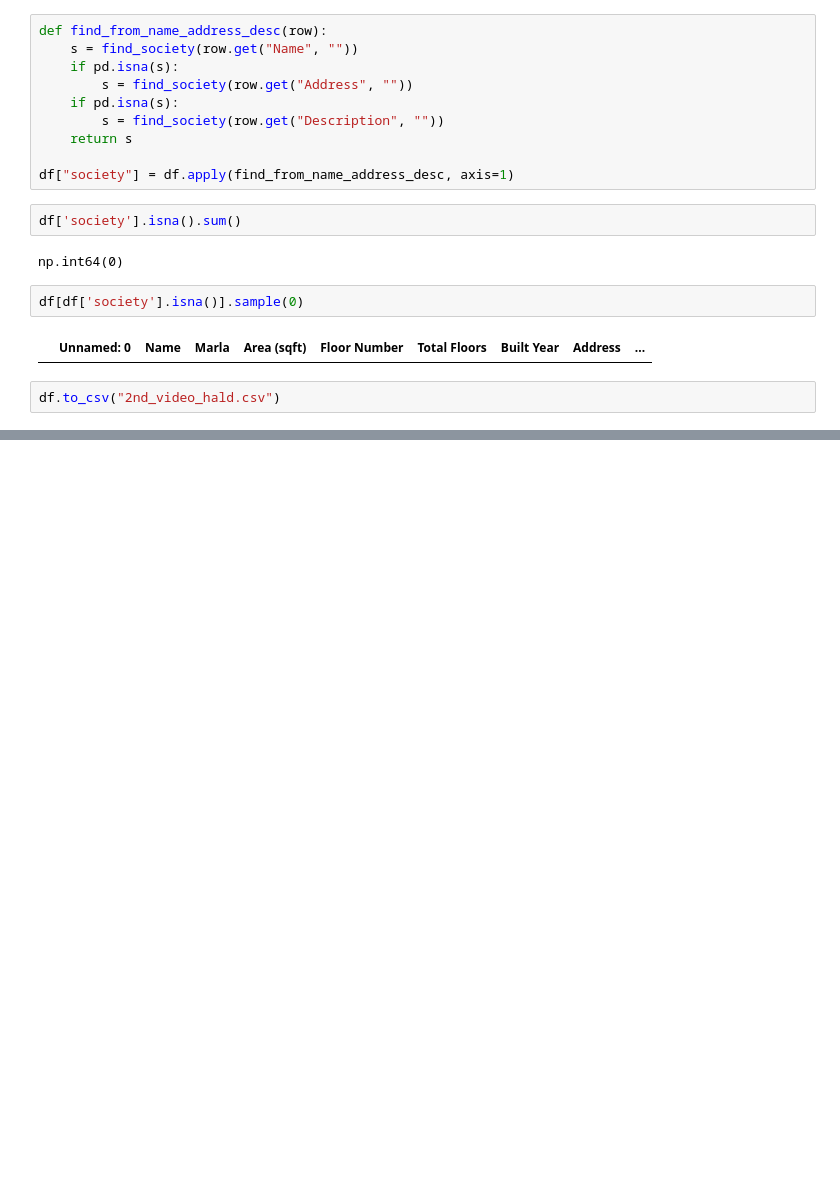
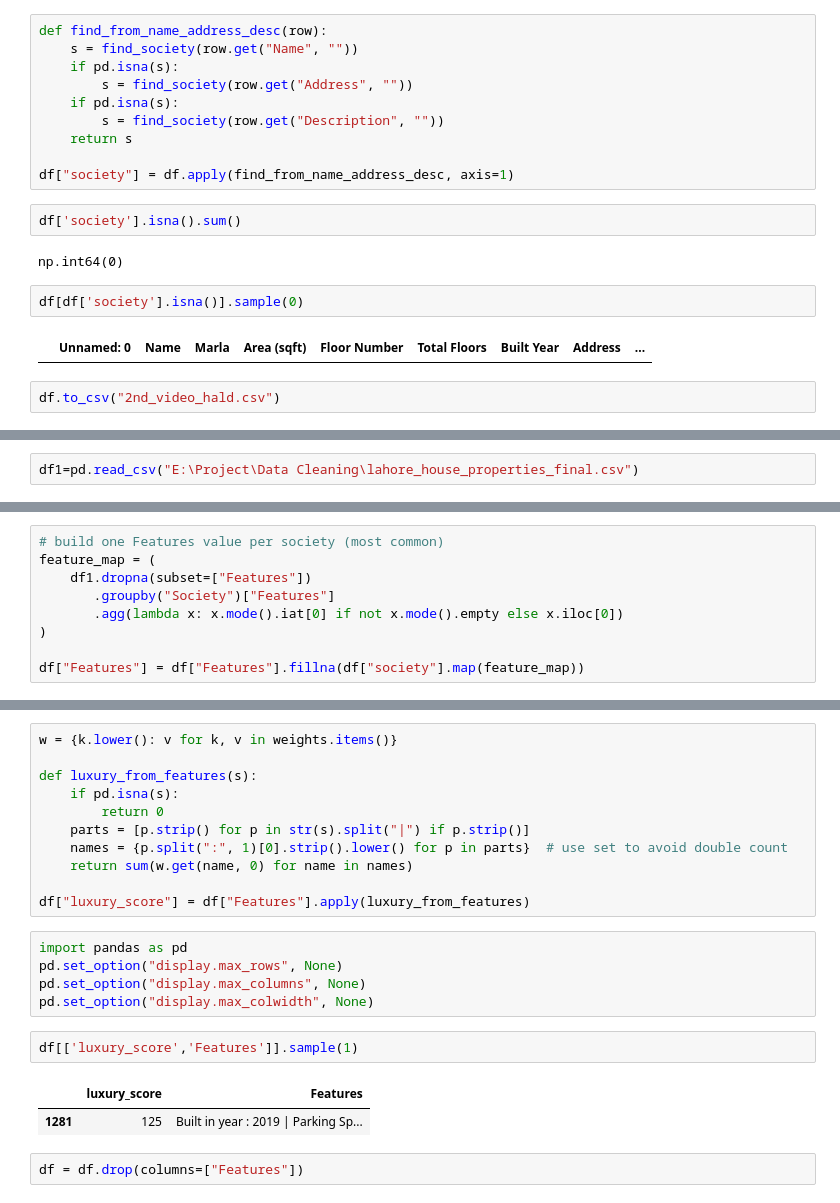
Before and after one commit to zeeshanAhmed2798/real-estate-ml-project, a Jupyter notebook: Data Cleaning/lahore_flats_cleaning.ipynb, the cells around one changed output, grey strips where cells are left out. Cells and saved outputs as stored; diff of their text form; blank space fills up the shorter version.

```diff
--- a/Data Cleaning/lahore_flats_cleaning.ipynb
+++ b/Data Cleaning/lahore_flats_cleaning.ipynb
@@ -1032,0 +1052,2 @@ df.to_csv("2nd_video_hald.csv")
+# %%
+df1=pd.read_csv("E:\Project\Data Cleaning\lahore_house_properties_final.csv")
@@ -1032,0 +1074,9 @@ df.to_csv("2nd_video_hald.csv")
+# %%
+# build one Features value per society (most common)
+feature_map = (
+    df1.dropna(subset=["Features"])
+       .groupby("Society")["Features"]
+       .agg(lambda x: x.mode().iat[0] if not x.mode().empty else x.iloc[0])
+)
+
+df["Features"] = df["Features"].fillna(df["society"].map(feature_map))
@@ -1032,0 +1167,23 @@ df.to_csv("2nd_video_hald.csv")
+# %%
+w = {k.lower(): v for k, v in weights.items()}
+
+def luxury_from_features(s):
+    if pd.isna(s):
+        return 0
+    parts = [p.strip() for p in str(s).split("|") if p.strip()]
+    names = {p.split(":", 1)[0].strip().lower() for p in parts}  # use set to avoid double count
+    return sum(w.get(name, 0) for name in names)
+
+df["luxury_score"] = df["Features"].apply(luxury_from_features)
+# %%
+import pandas as pd
+pd.set_option("display.max_rows", None)
+pd.set_option("display.max_columns", None)
+pd.set_option("display.max_colwidth", None)
+# %%
+df[['luxury_score','Features']].sample(1)
+# %% [output]
+|  | luxury_score | Features |
+| 1281 | 125 | Built in year : 2019 | Parking Sp... |
+# %%
+df = df.drop(columns=["Features"])
```
Also changed, not shown: parts of 25 cells of this notebook.
